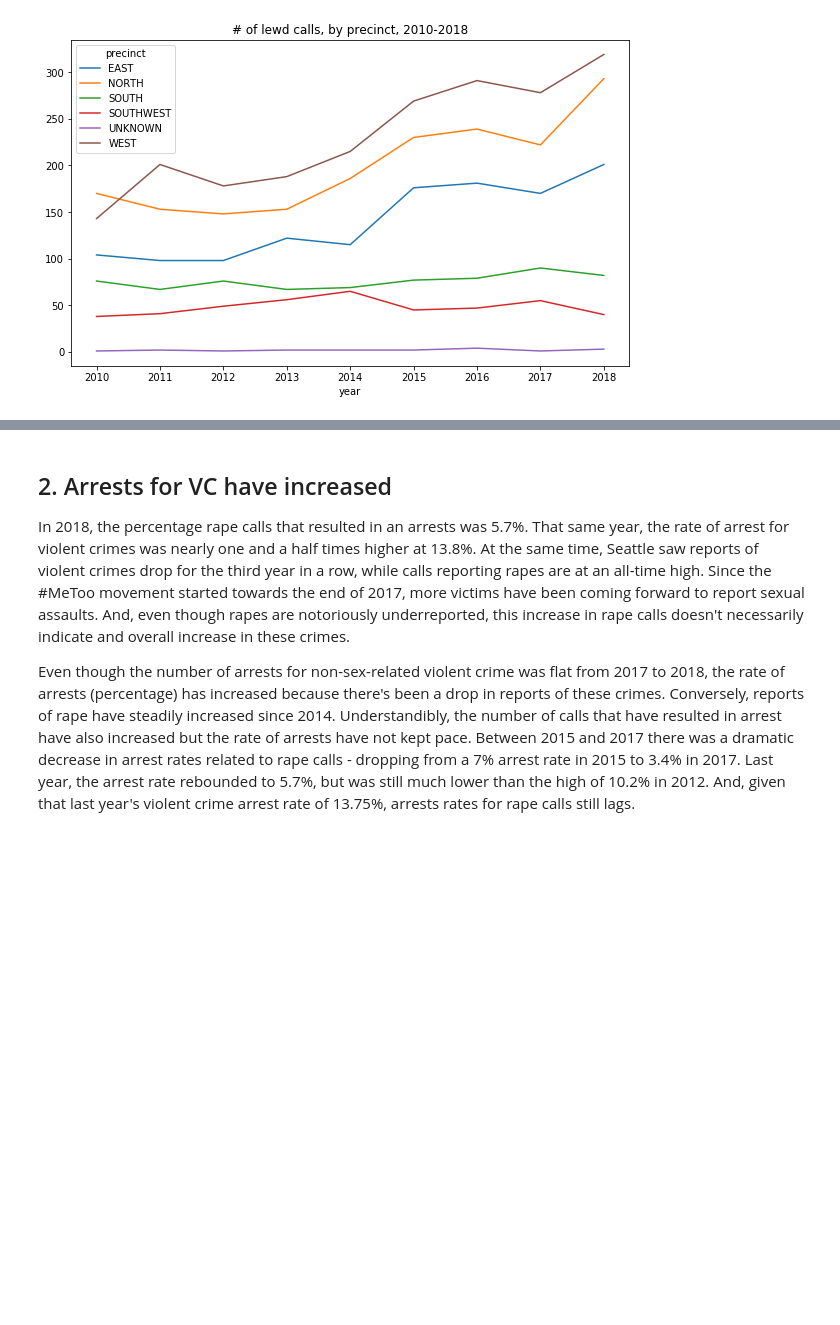
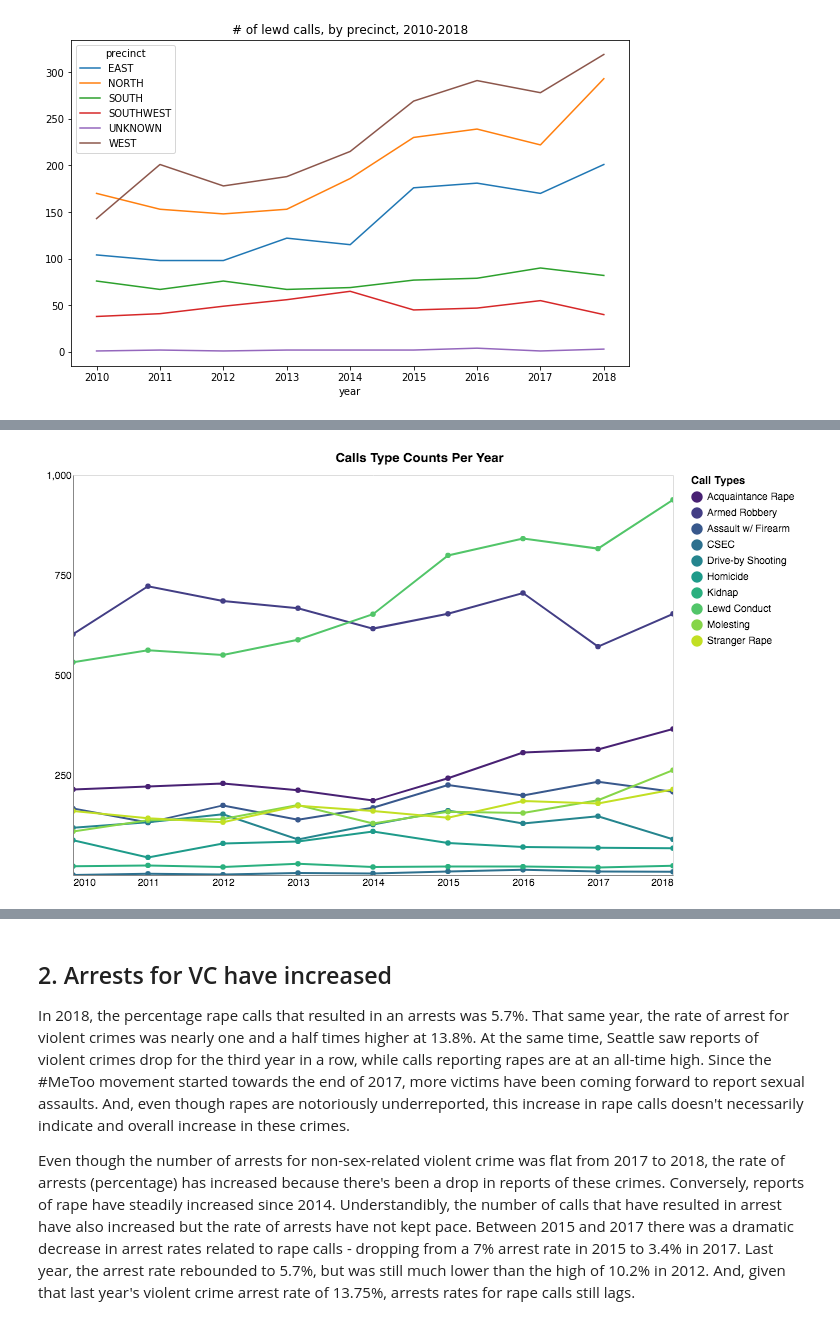
Before and after one commit to teacupwoozy/spd_notebook_archive, a Jupyter notebook: spd_notebook/2010-2018_SPD_Project_Altair_Sandbox.ipynb, the cells around one changed output, grey strips where cells are left out. Drawn from its saved outputs; the diff is of its cells as text; code cells hidden in the pictures; blank space fills up the shorter version.

Commit message:
add highlight chrt by final_call_type

```diff
--- a/spd_notebook/2010-2018_SPD_Project_Altair_Sandbox.ipynb
+++ b/spd_notebook/2010-2018_SPD_Project_Altair_Sandbox.ipynb
@@ -317,0 +320,10 @@ lewd_df.groupby('precinct').year.value_counts().unstack(0).plot.line(
+# %%
+# Create final call type df for Altair
+fct_counts = pd.DataFrame(data)
+
+# Create crosstab with only counts of final call types
+fct_counts = pd.crosstab(fct_counts.year, columns=fct_counts.final_call_type)
+fct_counts = fct_counts.stack().reset_index()
+fct_counts = fct_counts.rename(columns={0: 'final_call_count'})
+
+fct_counts.head()
@@ -317,0 +337,25 @@ lewd_df.groupby('precinct').year.value_counts().unstack(0).plot.line(
+# %%
+# Chart number of calls reporting each final call type
+
+alt.Chart(fct_counts).mark_line(point=True).encode(
+    x=alt.X('year', axis=alt.Axis(format='Y', title='', ticks=False)),
+    y=alt.Y('final_call_count', axis=alt.Axis(title='', ticks=False, values=[250, 500, 750, 1000, 1250])),
+    tooltip=('year','final_call_type:N','final_call_count:Q'),
+    color=alt.Color(
+        'final_call_type',
+        legend=alt.Legend(
+            title='Call Types'
+        ), scale=alt.Scale(
+            scheme='viridis'
+        ))
+).properties(
+    title='Calls Type Counts Per Year',
+    width=600,
+    height=400
+).configure_axis(
+    grid=False
+).interactive()
+
+# To do: edit tooltips to remove labels and add "calls" after count.
+# %% [output]
+[figure, added]
```
Also changed, not shown: parts of 5 cells of this notebook.
